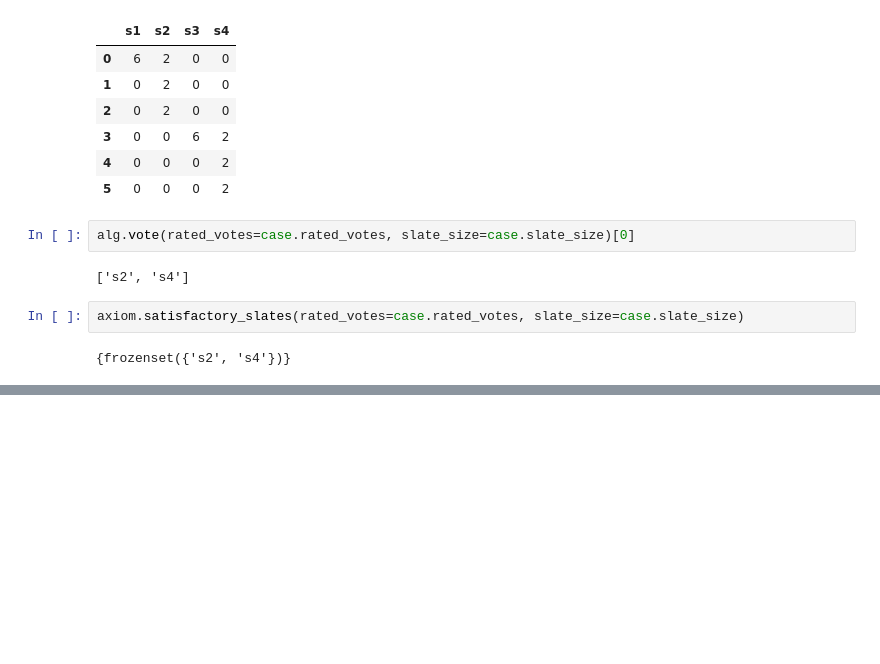
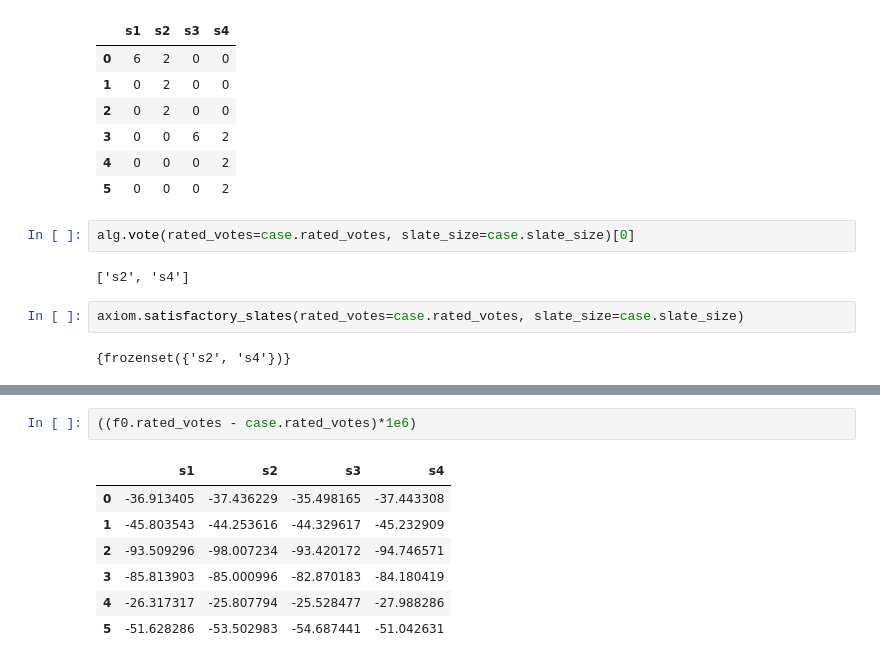
Before and after one commit to aaron-sandoval/generative_social_choice, a Jupyter notebook: generative_social_choice/plots/analyze_voting_algorithm_axiom_results.ipynb, the cells around one changed output, grey strips where cells are left out. Drawn from its saved outputs; the diff is of its cells as text; blank space fills up the shorter version.

```diff
--- a/generative_social_choice/plots/analyze_voting_algorithm_axiom_results.ipynb
+++ b/generative_social_choice/plots/analyze_voting_algorithm_axiom_results.ipynb
@@ -285,3 +275,13 @@ f0.rated_votes
+# %%
+((f0.rated_votes - case.rated_votes)*1e6)
+# %% [output]
+|  | s1 | s2 | s3 | s4 |
+| 0 | -36.913405 | -37.436229 | -35.498165 | -37.443308 |
+| 1 | -45.803543 | -44.253616 | -44.329617 | -45.232909 |
+| 2 | -93.509296 | -98.007234 | -93.420172 | -94.746571 |
+| 3 | -85.813903 | -85.000996 | -82.870183 | -84.180419 |
+| 4 | -26.317317 | -25.807794 | -25.528477 | -27.988286 |
+| 5 | -51.628286 | -53.502983 | -54.687441 | -51.042631 |
 # %%
 f0.assignments
 # %% [output]
```
Also changed, not shown: parts of 9 cells of this notebook, 3 other files.
